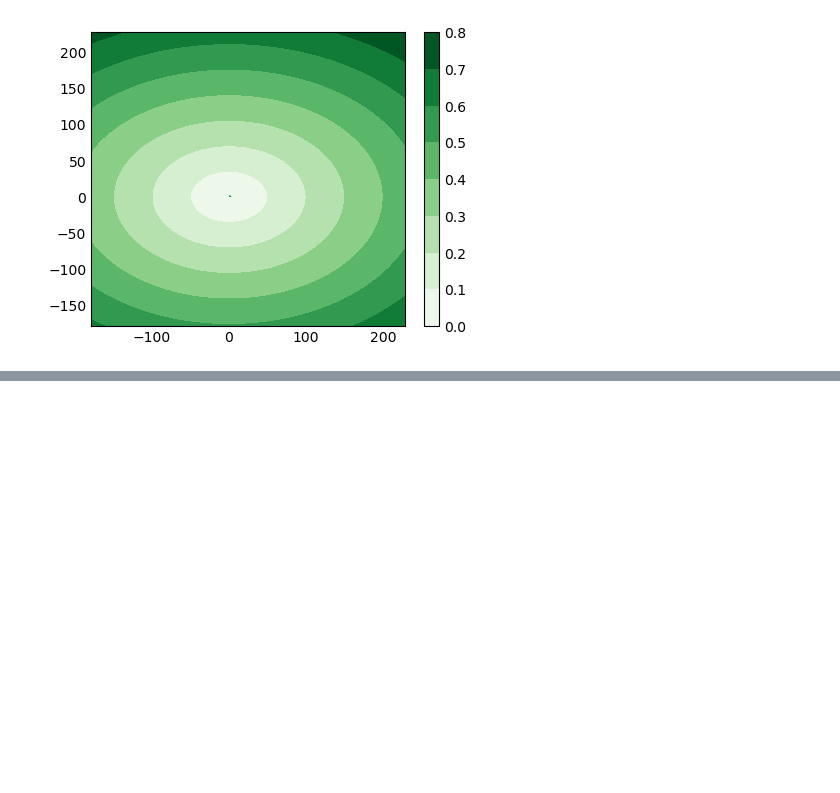
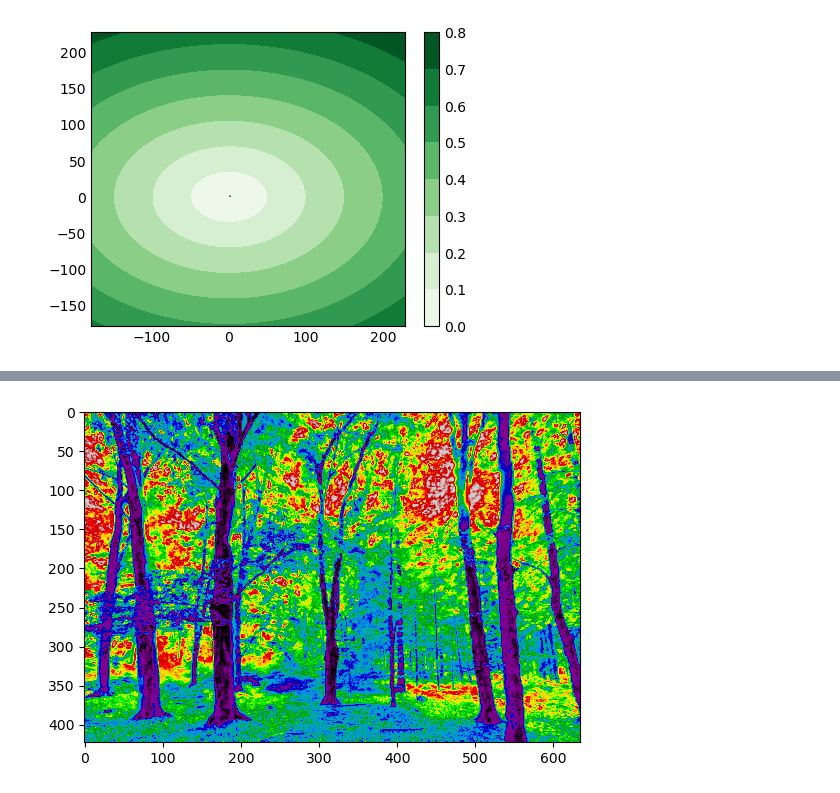
Before and after one commit to MetricForestTeam/MetricForest, a Jupyter notebook: Fuente de datos.ipynb, the cells around one changed output, grey strips where cells are left out. Cells and saved outputs as stored; diff of their text form; code cells hidden in the pictures; blank space fills up the shorter version.

```diff
--- a/Fuente de datos.ipynb
+++ b/Fuente de datos.ipynb
@@ -129,0 +140,9 @@ plt.show()
+# %%
+lum_img = img[:, :, 0]
+
+plt.imshow(lum_img)
+plt.imshow(lum_img, cmap="hot")
+imgplot = plt.imshow(lum_img)
+imgplot.set_cmap('nipy_spectral')
+# %% [output]
+[figure, added]
```
Also changed, not shown: parts of 9 cells of this notebook.
